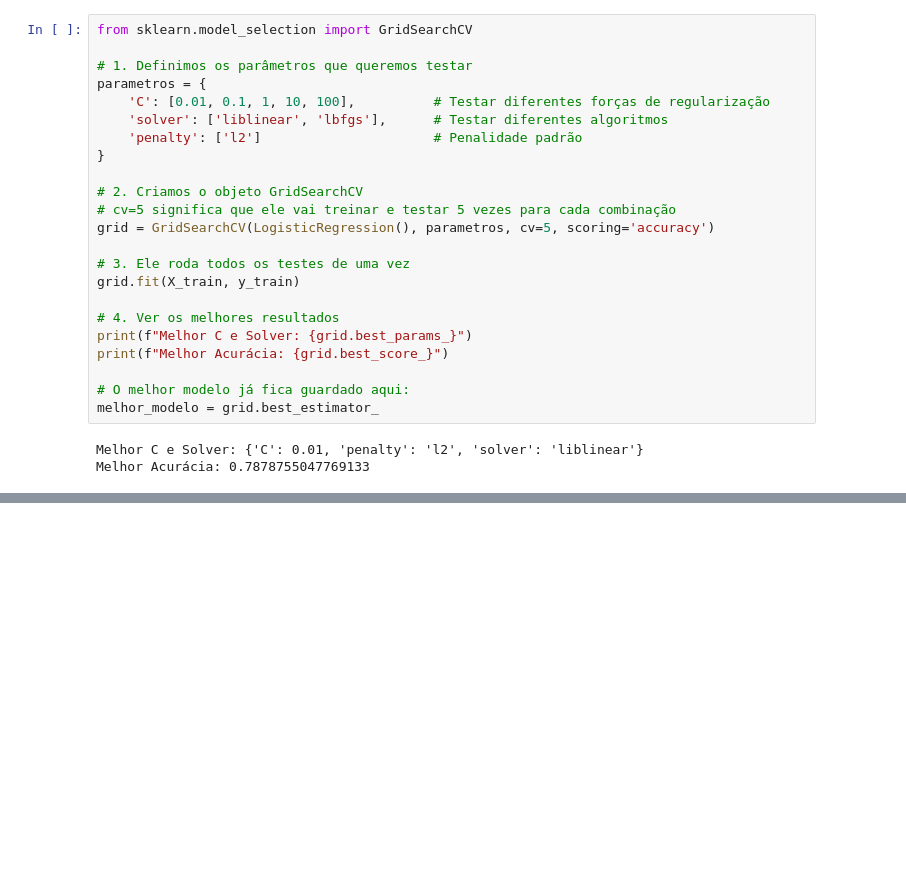
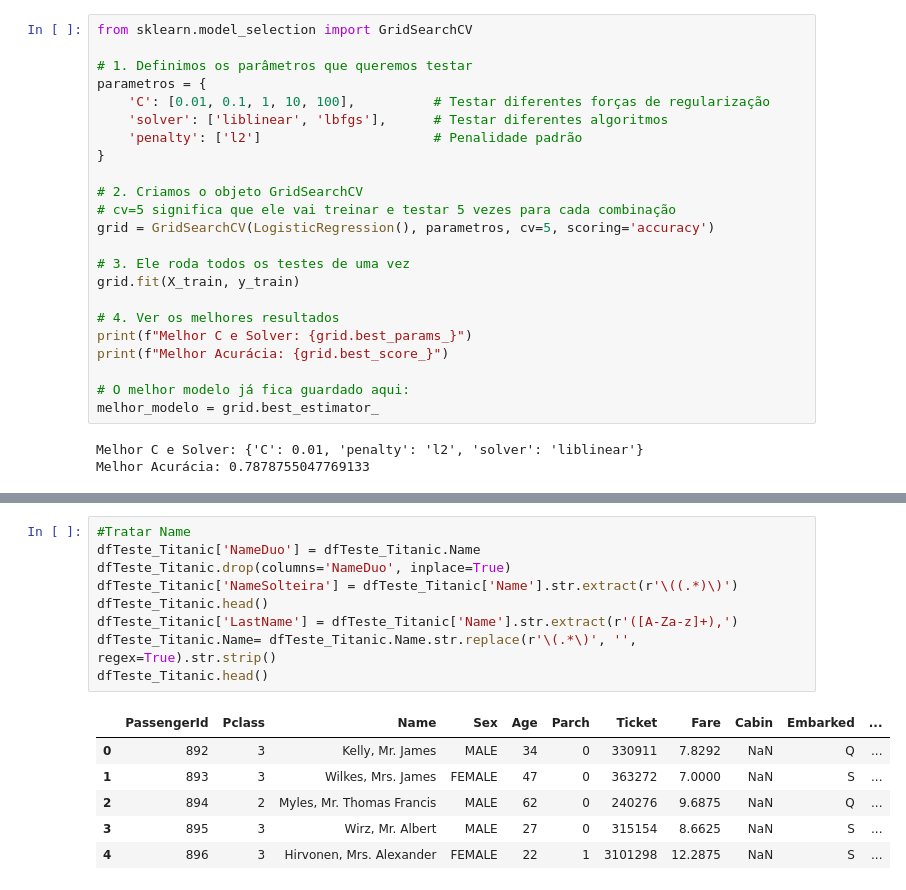
Before and after one commit to yaozin/Exercicios, a Jupyter notebook: Titanic_Projeto.ipynb, the cells around one changed output, grey strips where cells are left out. Saved outputs shown, nothing was run; the diff lists cells and outputs as text; blank space fills up the shorter version.

```diff
--- a/Titanic_Projeto.ipynb
+++ b/Titanic_Projeto.ipynb
@@ -428,0 +521,16 @@ Melhor Acurácia: 0.7878755047769133
+# %%
+#Tratar Name
+dfTeste_Titanic['NameDuo'] = dfTeste_Titanic.Name
+dfTeste_Titanic.drop(columns='NameDuo', inplace=True)
+dfTeste_Titanic['NameSolteira'] = dfTeste_Titanic['Name'].str.extract(r'\((.*)\)')
+dfTeste_Titanic.head()
+dfTeste_Titanic['LastName'] = dfTeste_Titanic['Name'].str.extract(r'([A-Za-z]+),')
+dfTeste_Titanic.Name= dfTeste_Titanic.Name.str.replace(r'\(.*\)', '', regex=True).str.strip()
+dfTeste_Titanic.head()
+# %% [output]
+|  | PassengerId | Pclass | Name | Sex | Age | Parch | Ticket | Fare | Cabin | Embarked | ... |
+| 0 | 892 | 3 | Kelly, Mr. James | MALE | 34 | 0 | 330911 | 7.8292 | NaN | Q | ... |
+| 1 | 893 | 3 | Wilkes, Mrs. James | FEMALE | 47 | 0 | 363272 | 7.0000 | NaN | S | ... |
+| 2 | 894 | 2 | Myles, Mr. Thomas Francis | MALE | 62 | 0 | 240276 | 9.6875 | NaN | Q | ... |
+| 3 | 895 | 3 | Wirz, Mr. Albert | MALE | 27 | 0 | 315154 | 8.6625 | NaN | S | ... |
+| 4 | 896 | 3 | Hirvonen, Mrs. Alexander | FEMALE | 22 | 1 | 3101298 | 12.2875 | NaN | S | ... |
```
Also changed, not shown: parts of 14 cells of this notebook.
